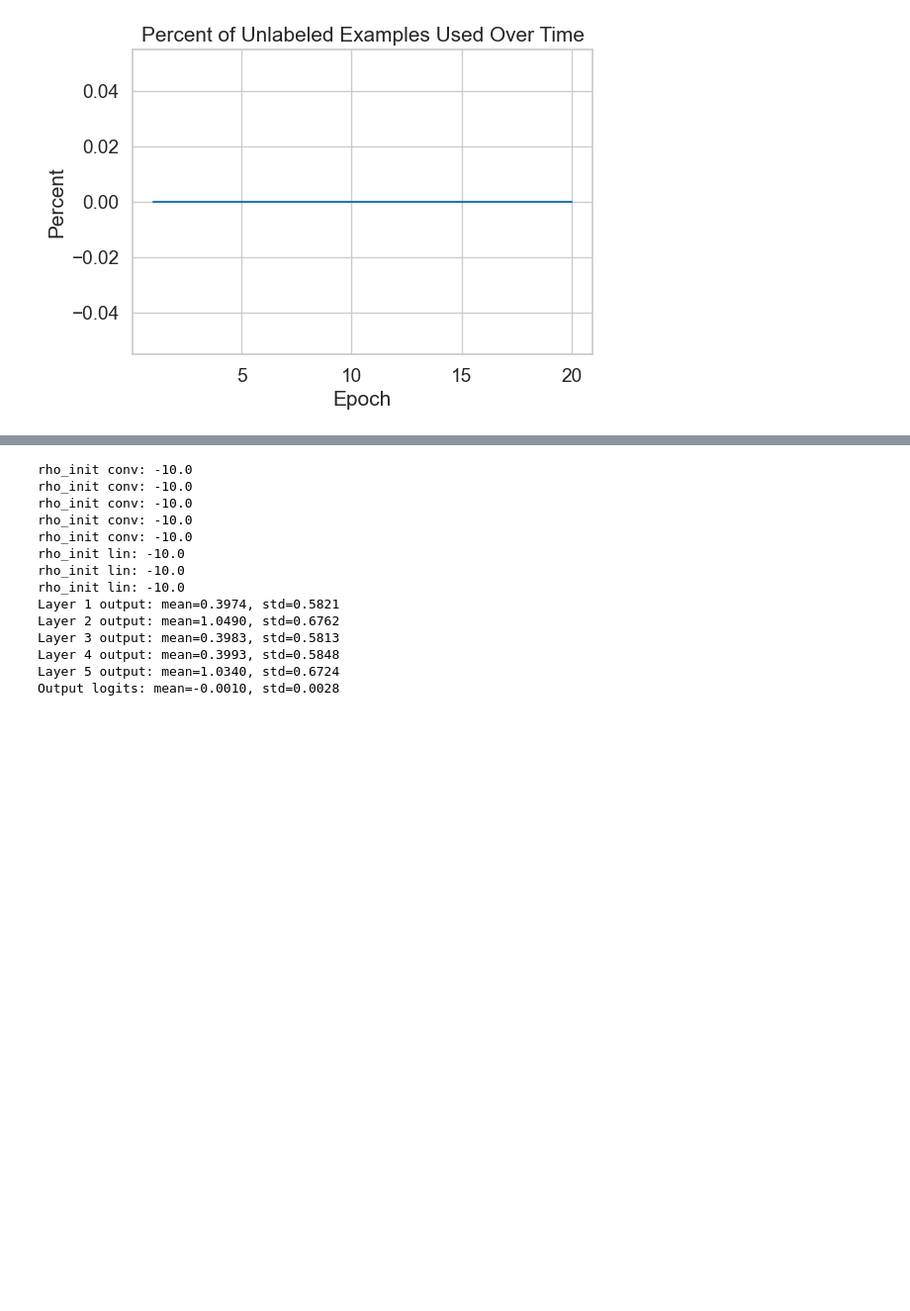
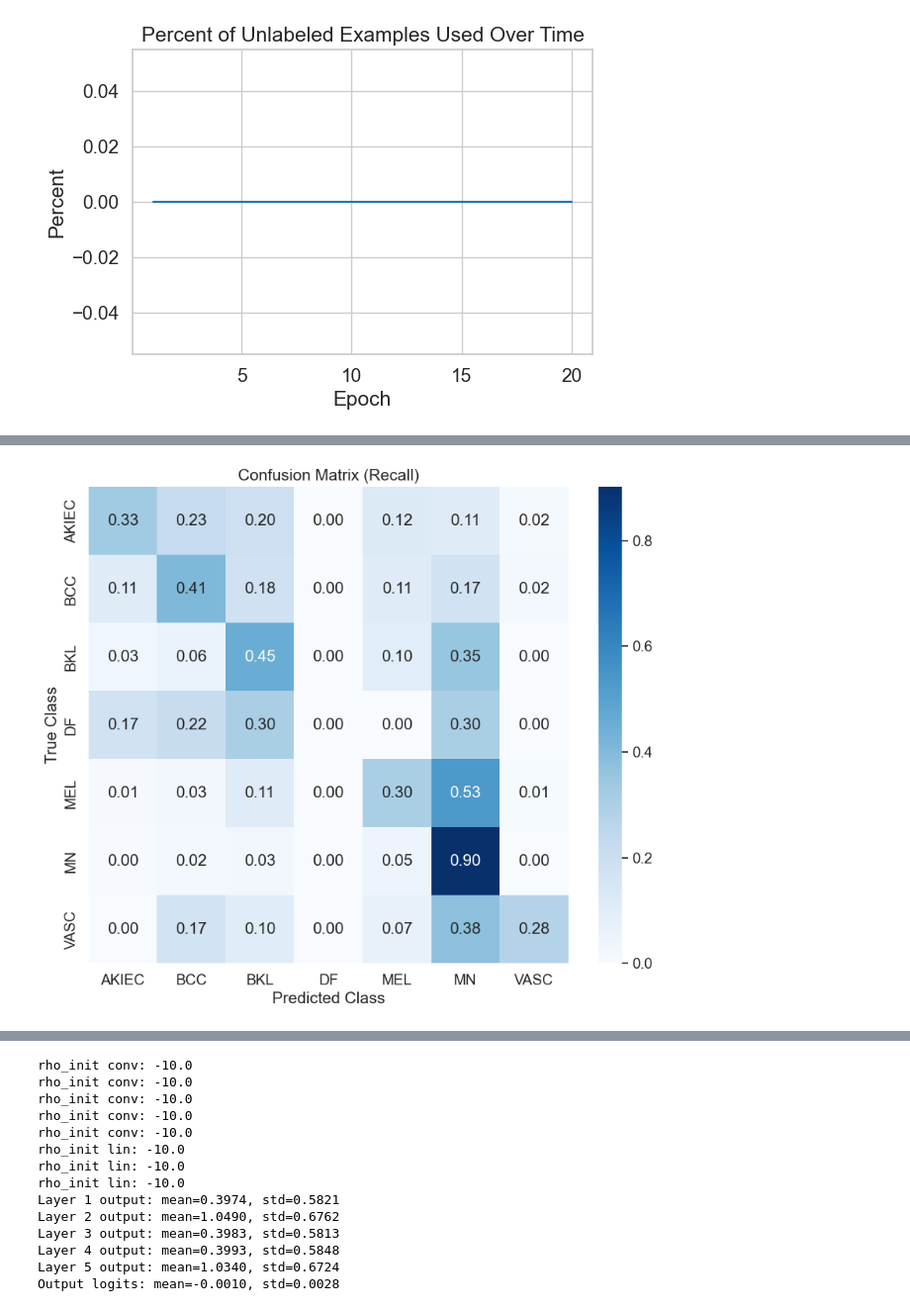
Before and after one commit to behrensm03/bdl-ssl, a Jupyter notebook: bayes_cnn_baseline.ipynb, the cells around one changed output, grey strips where cells are left out. Shown at 99% size. Drawn from its saved outputs; the diff is of its cells as text; code cells hidden in the pictures; blank space fills up the shorter version.

```diff
--- a/bayes_cnn_baseline.ipynb
+++ b/bayes_cnn_baseline.ipynb
@@ -141,5 +127,5 @@ plot_percent_unlabeled_used(bcnn_history_75)
 # %% [output]
 [figure]
 # %%
-# test_results_bcnn_75 = evaluate_bayesian(best_bcnn_model_75, test_loader, device='cpu')
-# test_results_bcnn_75
+test_results_bcnn_75 = evaluate_bayesian(best_bcnn_model_75, test_loader, device='cpu')
+test_results_bcnn_75
@@ -146,5 +151,7 @@ plot_percent_unlabeled_used(bcnn_history_75)
 # %%
-# plot_per_class_recall(test_results_bcnn_75['confusion_matrix'], list(short_labels.values()))
+plot_per_class_recall(test_results_bcnn_75['confusion_matrix'], list(short_labels.values()))
+# %% [output]
+[figure, added]
 # %%
 with torch.no_grad():
     best_bcnn_model_75.eval()
```
Also changed, not shown: parts of 7 cells of this notebook, 4 other files.
